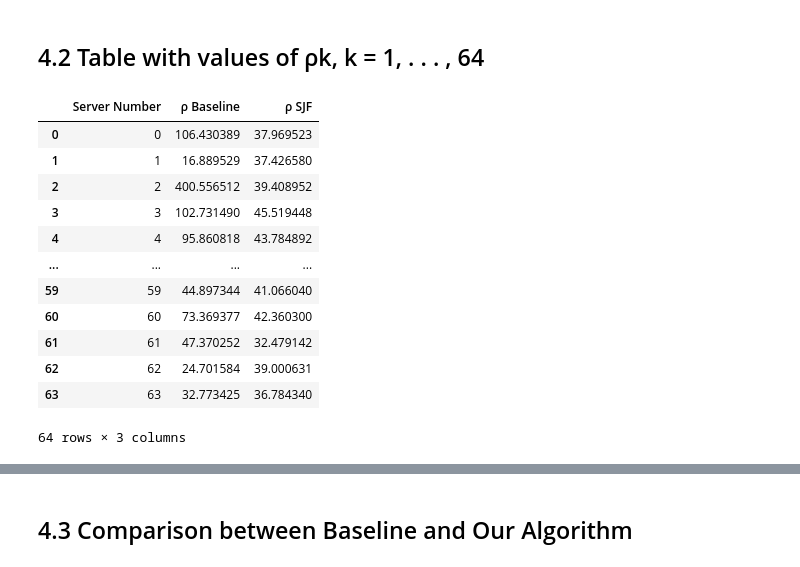
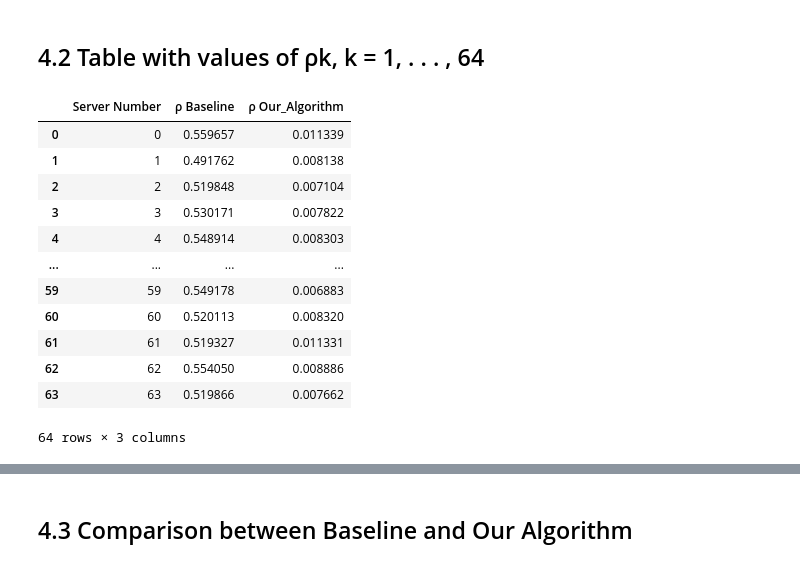
Before and after one commit to maryyyyna/Networking-for-Big-Data-and-Laboratory, a Jupyter notebook: CH2_DataCenter_MICHELE.ipynb, the cells around one changed output, grey strips where cells are left out. Cells and saved outputs as stored; diff of their text form; code cells hidden in the pictures.

```diff
--- a/CH2_DataCenter_MICHELE.ipynb
+++ b/CH2_DataCenter_MICHELE.ipynb
@@ -50,0 +92,7 @@ tasks_dataframe.head(10)
+# %%
+# variability of service time
+service_time = tasks_dataframe['CPU']/0.1
+var = service_time.var()
+media = service_time.mean()
+std = service_time.std()
+print('Variance and Mean of the service time',var, media, std)
@@ -50,0 +108,23 @@ tasks_dataframe.head(10)
+# %%
+## alculate the service time taken for all tasks in the same job
+tasks_dataframe['Service_Time'] = tasks_dataframe['CPU'] / 0.1
+service_time_per_job = tasks_dataframe.groupby('Job_ID')['Service_Time'].sum()
+max_service_time_per_job=service_time_per_job.max()
+max_service_time_per_job=round(max_service_time_per_job,2)
+jobs_less_1 = service_time_per_job[service_time_per_job <1]
+jobs_over_1 = service_time_per_job[service_time_per_job >1]
+# Count the number of jobs with service time > 1
+num_jobs_less_1 = len(jobs_less_1)
+num_jobs_over_1 = len(jobs_over_1)
+print(f"Number of jobs with service time < 1: {num_jobs_less_1}")
+print(f"Number of jobs with service time > 1: {num_jobs_over_1}")
+print('max service time per job',max_service_time_per_job)
+
+labels = ['< 1',  '> 1']
+sizes = [num_jobs_less_1, num_jobs_over_1]
+
+# Create the pie chart
+plt.figure(figsize=(15, 10))
+plt.pie(sizes, labels=labels, autopct='%1.1f%%')
+plt.title('Distribution of Jobs by Service Time', fontsize = 20)
+plt.show()
@@ -243,15 +347,14 @@ for index, row in tasks_dataframe.iterrows():
     task = Task(job_id, task_id, arrival_time, cpu_usage, memory_usage)
     tasks.append(task)
 
-
 # Number of Servers
 N = 64
 
 # Simulate baseline (LWL dispatching and FCFS scheduling)
-completion_times_baseline, service_times_baseline, utilization_baseline, mean_message_load_baseline = calculate_completion_time_baseline(tasks, N)
-
-# Simulate our algorithm (RR dispatching and SJF scheduling)
-completion_times_our_algorithm, service_times_our_algorithm, utilization_our_algorithm, mean_message_load_our_algorithm = calculate_completion_time_our_algorithm(tasks, N)
+completion_times_baseline, service_times_baseline, utilization_coefficients_baseline, mean_message_load_baseline = calculate_completion_time_baseline(tasks, N)
+# %%
+# Simulate our algorithm (LWL dispatching and SJN scheduling)
+completion_times_our_algorithm, service_times_our_algorithm, utilization_coefficients_our_algorithm, mean_message_load_our_algorithm = calculate_completion_time_our_algorithm(tasks, N)
 # %% [markdown]
 # 3. Metrics
 # %% [markdown]
@@ -420,19 +511,19 @@ plt.show()
 # %% [markdown]
 ## 4.2 Table with values of ρk, k = 1, . . . , 64
 # %%
-ρ_k = pd.DataFrame.from_dict({'Server Number': list(range(64)), 'ρ Baseline': utilization_baseline.values(),'ρ SJF': utilization_our_algorithm.values()})
+ρ_k = pd.DataFrame.from_dict({'Server Number': list(range(64)), 'ρ Baseline': utilization_coefficients_baseline.values(),'ρ Our_Algorithm': utilization_coefficients_our_algorithm.values()})
 ρ_k
 # %% [output]
-|  | Server Number | ρ Baseline | ρ SJF |
-| 0 | 0 | 106.430389 | 37.969523 |
-| 1 | 1 | 16.889529 | 37.426580 |
-| 2 | 2 | 400.556512 | 39.408952 |
-| 3 | 3 | 102.731490 | 45.519448 |
-| 4 | 4 | 95.860818 | 43.784892 |
+|  | Server Number | ρ Baseline | ρ Our_Algorithm |
+| 0 | 0 | 0.559657 | 0.011339 |
+| 1 | 1 | 0.491762 | 0.008138 |
+| 2 | 2 | 0.519848 | 0.007104 |
+| 3 | 3 | 0.530171 | 0.007822 |
+| 4 | 4 | 0.548914 | 0.008303 |
 | ... | ... | ... | ... |
-| 59 | 59 | 44.897344 | 41.066040 |
-| 60 | 60 | 73.369377 | 42.360300 |
-| 61 | 61 | 47.370252 | 32.479142 |
-| 62 | 62 | 24.701584 | 39.000631 |
-| 63 | 63 | 32.773425 | 36.784340 |
+| 59 | 59 | 0.549178 | 0.006883 |
+| 60 | 60 | 0.520113 | 0.008320 |
+| 61 | 61 | 0.519327 | 0.011331 |
+| 62 | 62 | 0.554050 | 0.008886 |
+| 63 | 63 | 0.519866 | 0.007662 |
 64 rows × 3 columns
```
Also changed, not shown: parts of 23 cells of this notebook.
